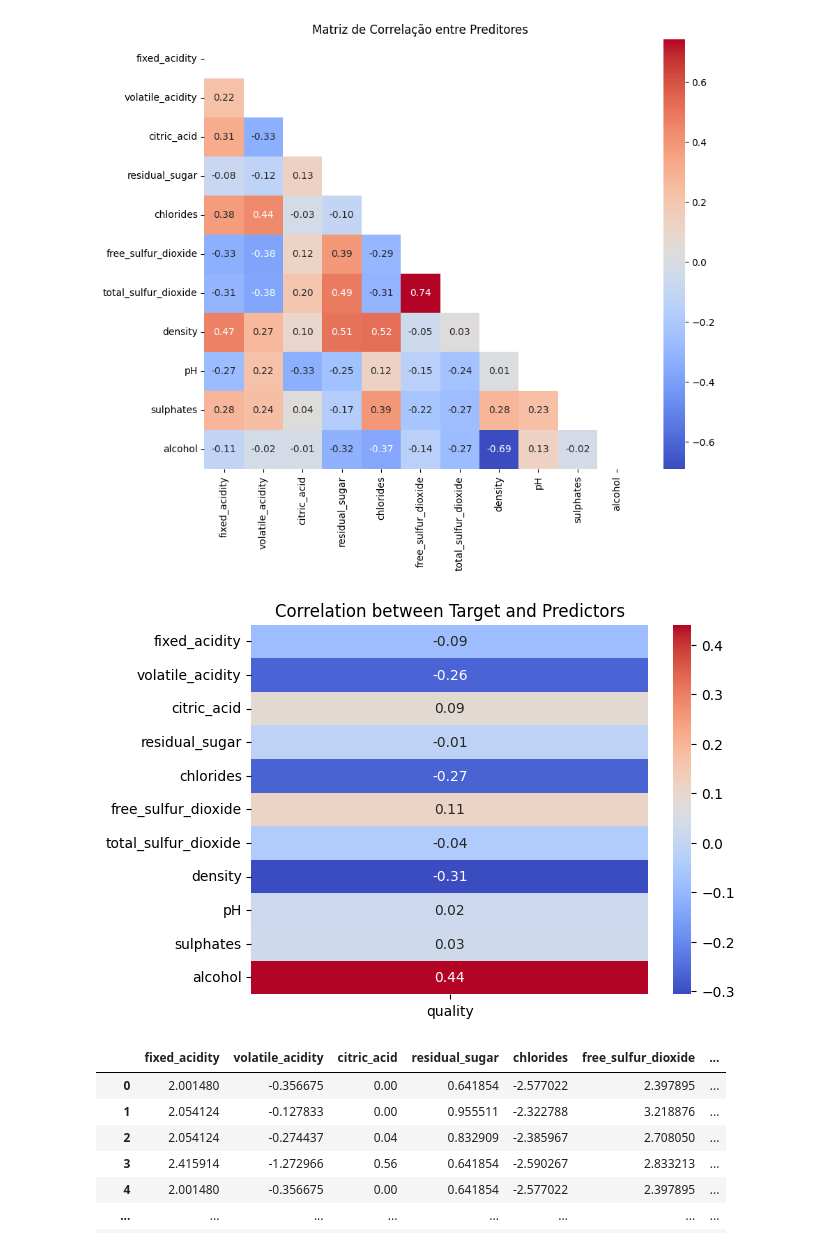
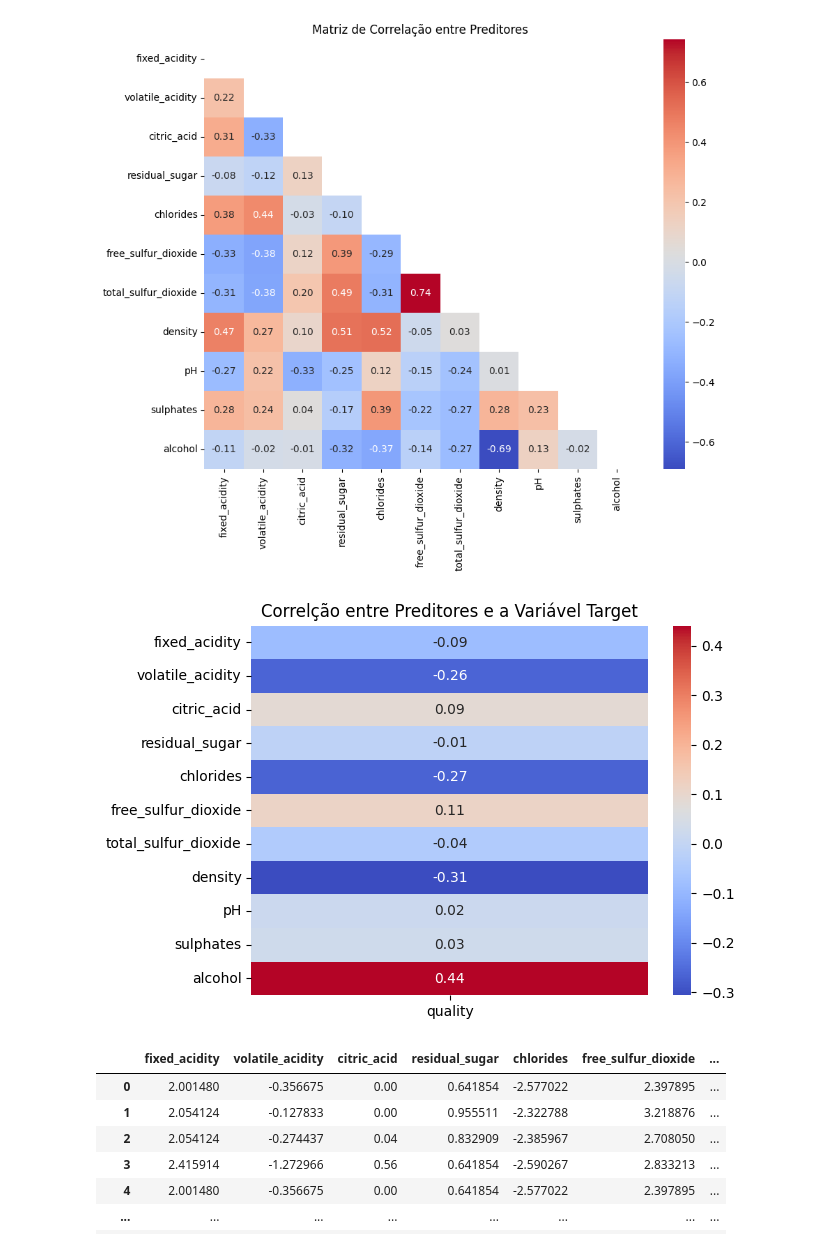
Before and after one commit to pauloricms12/ICA_HM2, a Jupyter notebook: hm2.ipynb, the cells around one changed output. Drawn from its saved outputs; the diff is of its cells as text; code cells hidden in the pictures.

```diff
--- a/hm2.ipynb
+++ b/hm2.ipynb
@@ -140,14 +140,14 @@ plt.show()
 # %%
 corr_matrix = pd.concat([X_transformed, y], axis=1)
 sns.heatmap(corr_matrix.corr()[['quality']].drop(['quality']),
             annot=True,
             cmap='coolwarm',
             fmt='.2f'
 )
-plt.title('Correlation between Target and Predictors')
+plt.title('Correlção entre Preditores e a Variável Target')
 plt.show()
 # %% [output]
-[figure, old version]
+[figure, new version]
 # %%
 X_transformed
 # %% [output]
```
Also changed, not shown: parts of 14 cells of this notebook.
